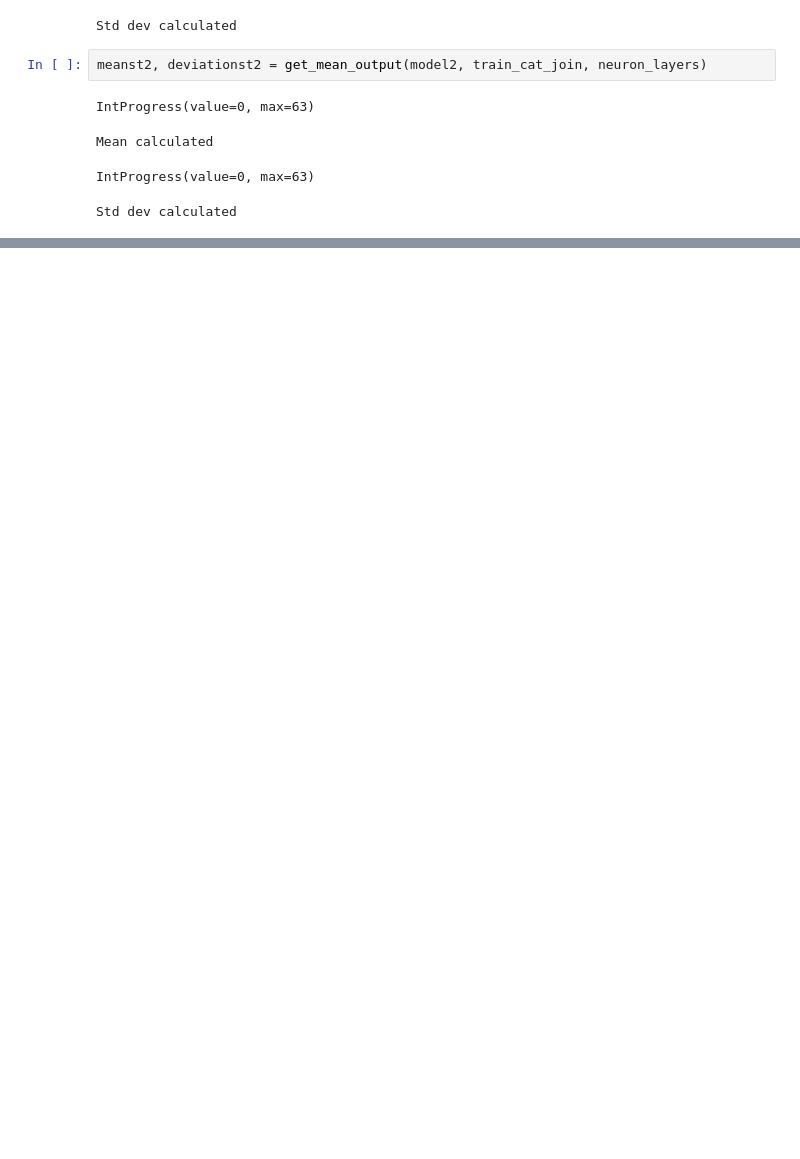
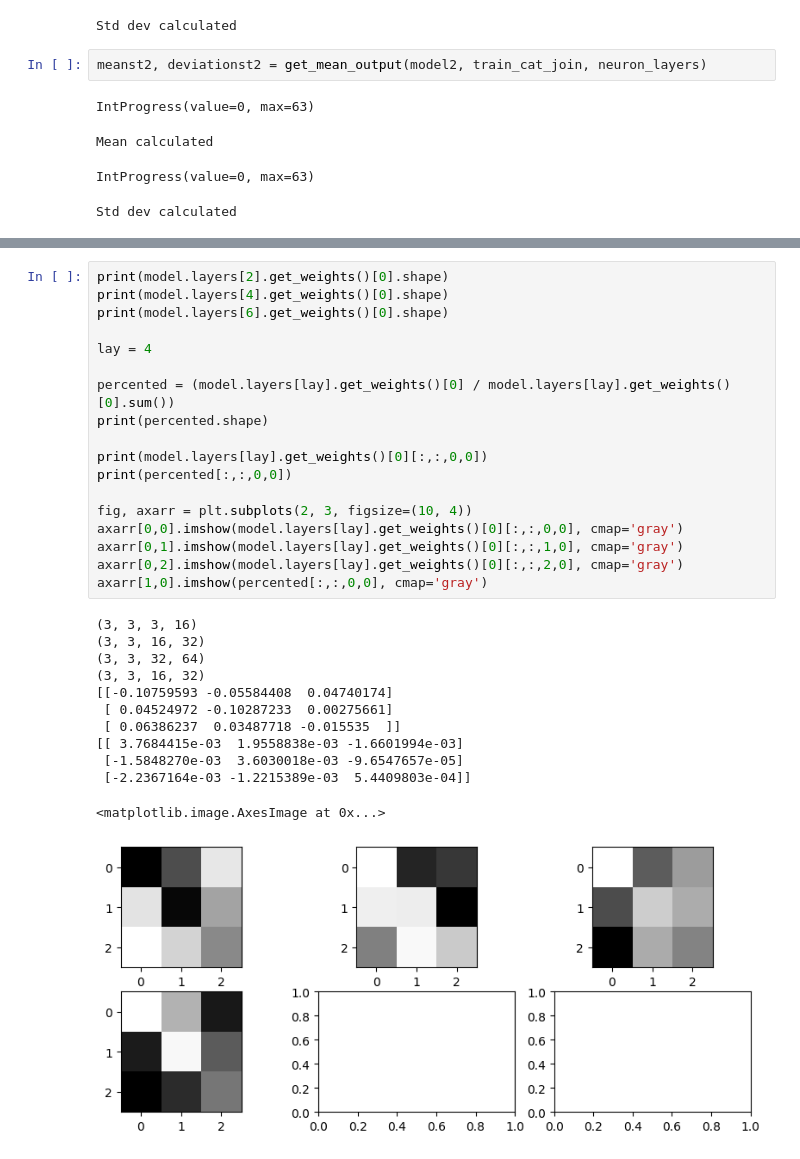
Before and after one commit to jbrneto/cnn-dosimetry, a Jupyter notebook: Generalization.ipynb, the cells around one changed output, grey strips where cells are left out. Saved outputs shown, nothing was run; the diff lists cells and outputs as text; blank space fills up the shorter version.

```diff
--- a/Generalization.ipynb
+++ b/Generalization.ipynb
@@ -319,0 +330,31 @@ Std dev calculated
+# %%
+print(model.layers[2].get_weights()[0].shape)
+print(model.layers[4].get_weights()[0].shape)
+print(model.layers[6].get_weights()[0].shape)
+
+lay = 4
+
+percented = (model.layers[lay].get_weights()[0] / model.layers[lay].get_weights()[0].sum())
+print(percented.shape)
+
+print(model.layers[lay].get_weights()[0][:,:,0,0])
+print(percented[:,:,0,0])
+
+fig, axarr = plt.subplots(2, 3, figsize=(10, 4))
+axarr[0,0].imshow(model.layers[lay].get_weights()[0][:,:,0,0], cmap='gray')
+axarr[0,1].imshow(model.layers[lay].get_weights()[0][:,:,1,0], cmap='gray')
+axarr[0,2].imshow(model.layers[lay].get_weights()[0][:,:,2,0], cmap='gray')
+axarr[1,0].imshow(percented[:,:,0,0], cmap='gray')
+# %% [output]
+(3, 3, 3, 16)
+(3, 3, 16, 32)
+(3, 3, 32, 64)
+(3, 3, 16, 32)
+[[-0.10759593 -0.05584408  0.04740174]
+ [ 0.04524972 -0.10287233  0.00275661]
+ [ 0.06386237  0.03487718 -0.015535  ]]
+[[ 3.7684415e-03  1.9558838e-03 -1.6601994e-03]
+ [-1.5848270e-03  3.6030018e-03 -9.6547657e-05]
+ [-2.2367164e-03 -1.2215389e-03  5.4409803e-04]]
+<matplotlib.image.AxesImage at 0x...>
+[figure, added]
```
Also changed, not shown: parts of 35 cells of this notebook.
